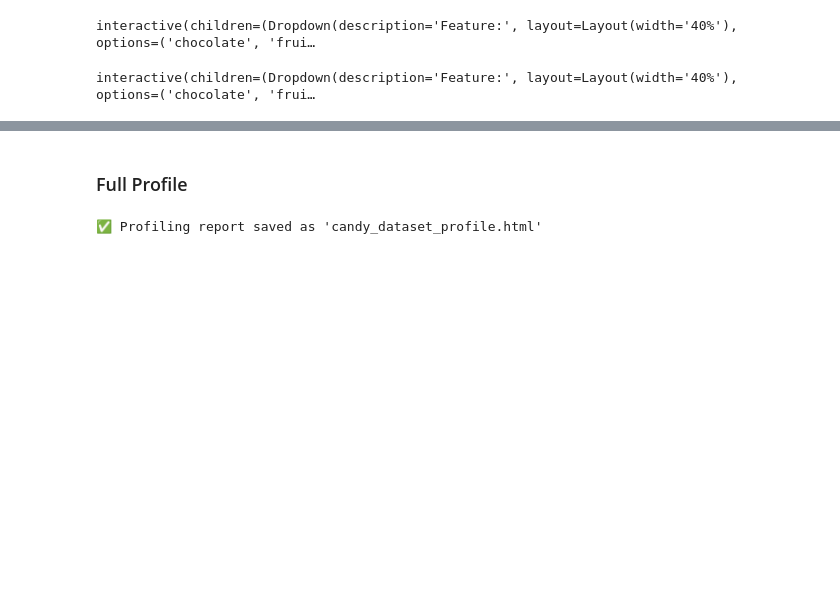
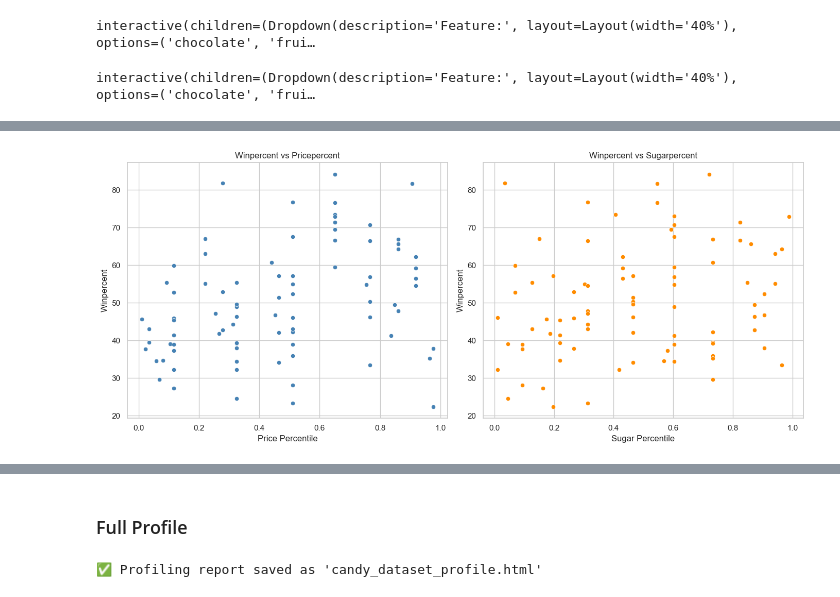
Before and after one commit to agiedke/candy_case, a Jupyter notebook: notebooks/notebook_1_exploration.ipynb, the cells around one changed output, grey strips where cells are left out. Saved outputs shown, nothing was run; the diff lists cells and outputs as text; code cells hidden in the pictures; blank space fills up the shorter version.

```diff
--- a/notebooks/notebook_1_exploration.ipynb
+++ b/notebooks/notebook_1_exploration.ipynb
@@ -180,0 +212,19 @@ interactive(children=(Dropdown(description='Feature:', layout=Layout(width='40%'
+# %%
+sns.set(style="whitegrid")
+
+fig, axes = plt.subplots(1, 2, figsize=(14, 6))
+
+sns.scatterplot(ax=axes[0], data=df, x="pricepercent", y="winpercent", color="steelblue")
+axes[0].set_title("Winpercent vs Pricepercent")
+axes[0].set_xlabel("Price Percentile")
+axes[0].set_ylabel("Winpercent")
+
+sns.scatterplot(ax=axes[1], data=df, x="sugarpercent", y="winpercent", color="darkorange")
+axes[1].set_title("Winpercent vs Sugarpercent")
+axes[1].set_xlabel("Sugar Percentile")
+axes[1].set_ylabel("Winpercent")
+
+plt.tight_layout()
+plt.show()
+# %% [output]
+[figure, added]
```
Also changed, not shown: parts of 7 cells of this notebook, 2 other files.
